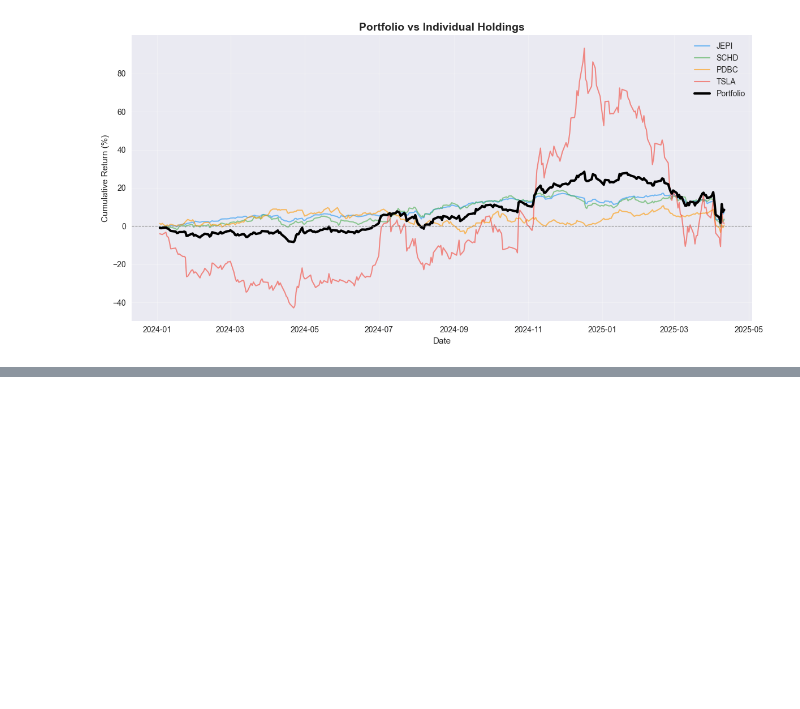
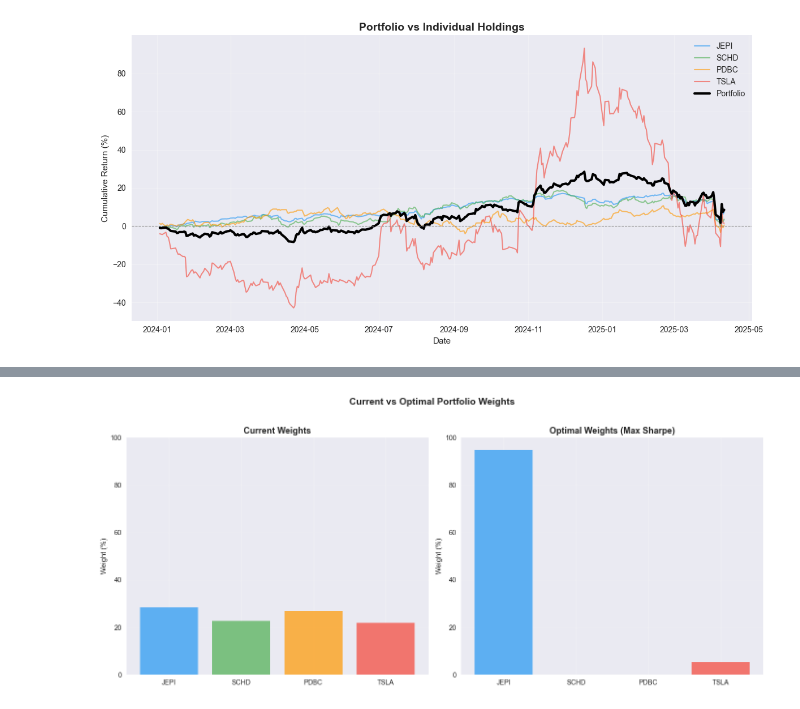
Before and after one commit to chancepark/portfolio-analytics, a Jupyter notebook: 01_portfolio_overview.ipynb, the cells around one changed output, grey strips where cells are left out. Cells and saved outputs as stored; diff of their text form; code cells hidden in the pictures; blank space fills up the shorter version.

```diff
--- a/01_portfolio_overview.ipynb
+++ b/01_portfolio_overview.ipynb
@@ -265,0 +423,27 @@ plt.show()
+# %%
+# 현재 vs 최적 비중 비교
+fig, axes = plt.subplots(1, 2, figsize=(14, 6))
+
+colors_curr = ['#2196F3', '#4CAF50', '#FF9800', '#F44336']
+colors_opt = ['#2196F3', '#4CAF50', '#FF9800', '#F44336']
+
+# 현재 비중
+axes[0].bar(tickers, weights.values * 100, color=colors_curr, alpha=0.7)
+axes[0].set_title('Current Weights', fontsize=13, fontweight='bold')
+axes[0].set_ylabel('Weight (%)')
+axes[0].set_ylim(0, 100)
+axes[0].grid(True, alpha=0.3)
+
+# 최적 비중
+axes[1].bar(tickers, optimal_weights * 100, color=colors_opt, alpha=0.7)
+axes[1].set_title('Optimal Weights (Max Sharpe)', fontsize=13, fontweight='bold')
+axes[1].set_ylabel('Weight (%)')
+axes[1].set_ylim(0, 100)
+axes[1].grid(True, alpha=0.3)
+
+plt.suptitle('Current vs Optimal Portfolio Weights',
+             fontsize=14, fontweight='bold', y=1.02)
+plt.tight_layout()
+plt.show()
+# %% [output]
+[figure, added]
```
Also changed, not shown: parts of 11 cells of this notebook.
